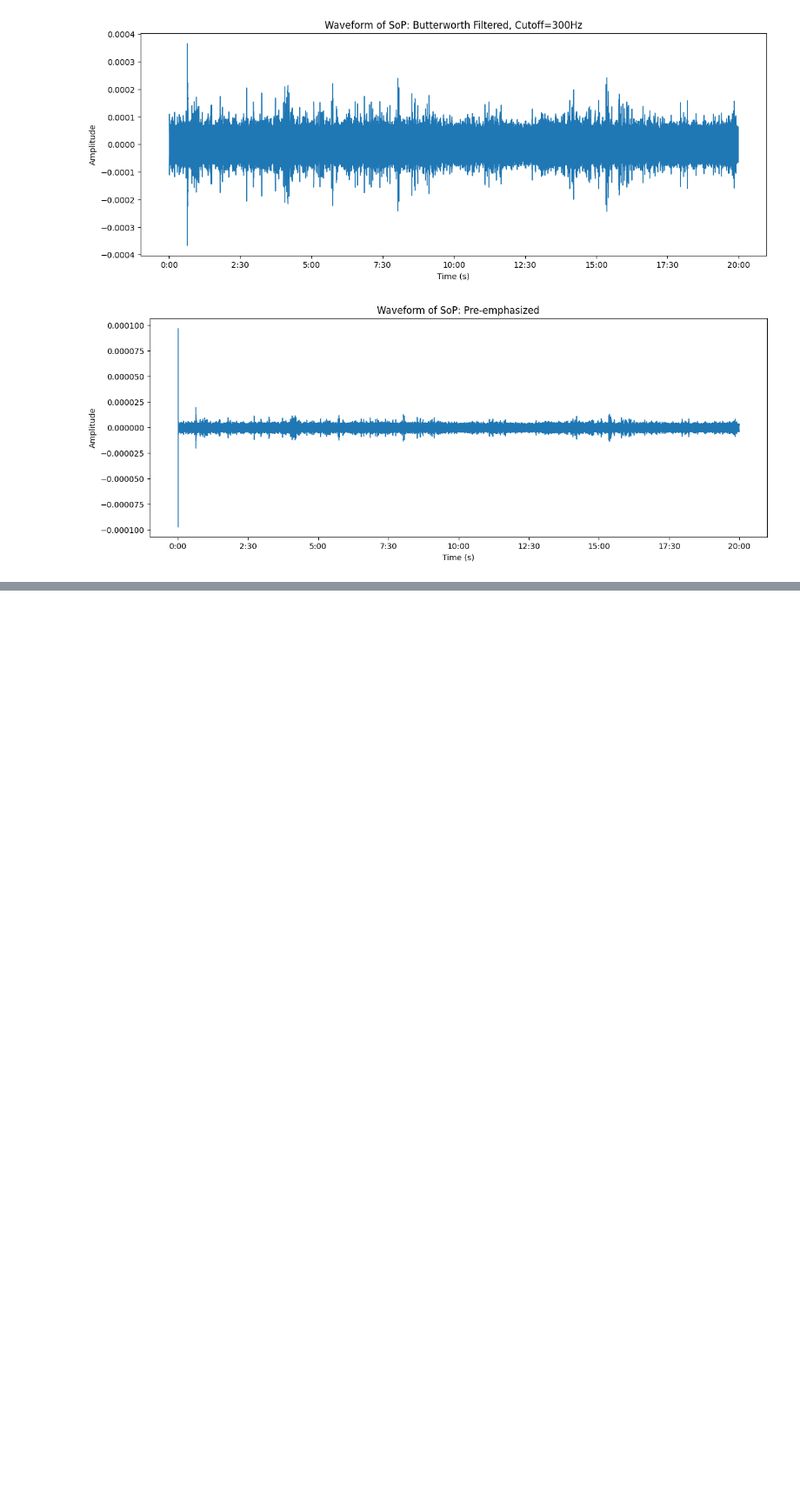
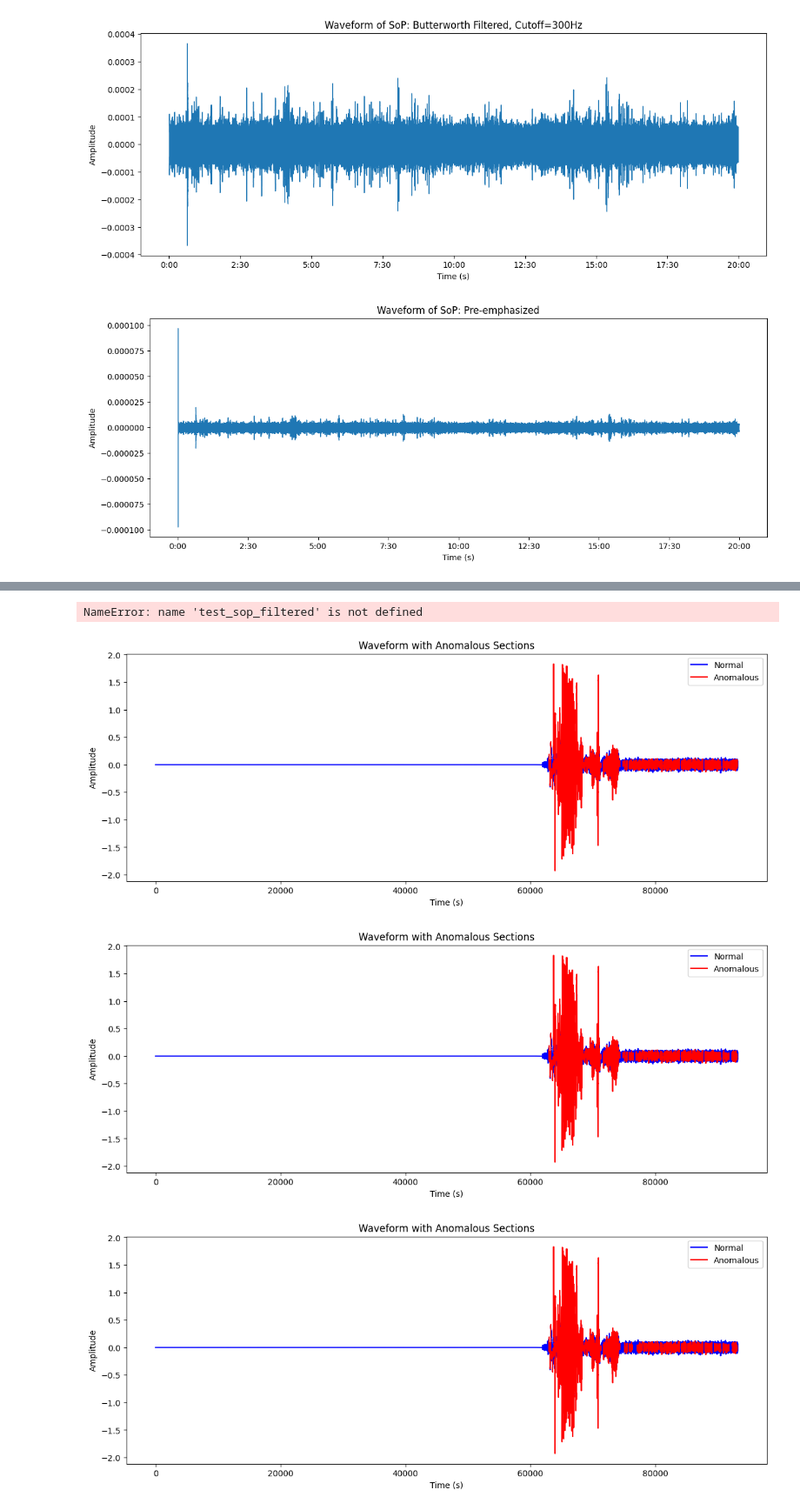
Before and after one commit to Kennethdotse/ML_for_under_sea_fibre_cable_monitoring, a Jupyter notebook: Sensitivity_Analysis.ipynb, the cells around one changed output, grey strips where cells are left out. Shown at 87% size. Cells and saved outputs as stored; diff of their text form; code cells hidden in the pictures; blank space fills up the shorter version.

```diff
--- a/Sensitivity_Analysis.ipynb
+++ b/Sensitivity_Analysis.ipynb
@@ -410,4 +445,13 @@ def plot_waveform_with_anomalies(y, sr, reconstruction_errors, threshold, frame_
   plt.legend()
   plt.show()
 
-plot_waveform_with_anomalies(test_sop_filtered, 44100, reconstruction_errors_test, 2.8540124049669524, frame_len, hop_len)
+plot_waveform_with_anomalies(test_sop_filtered, 44100, reconstruction_errors_test, 2.1, frame_len, hop_len)
+# %% [output]
+NameError: name 'test_sop_filtered' is not defined
+# %%
+for threshold in np.arange(2,3,0.1):
+  plot_waveform_with_anomalies(test_sop_filtered, 44100, reconstruction_errors_test, threshold, frame_len, hop_len)
+# %% [output]
+[figure, added]
+[figure, added]
+[figure, added]
```
Also changed, not shown: parts of 23 cells of this notebook.
